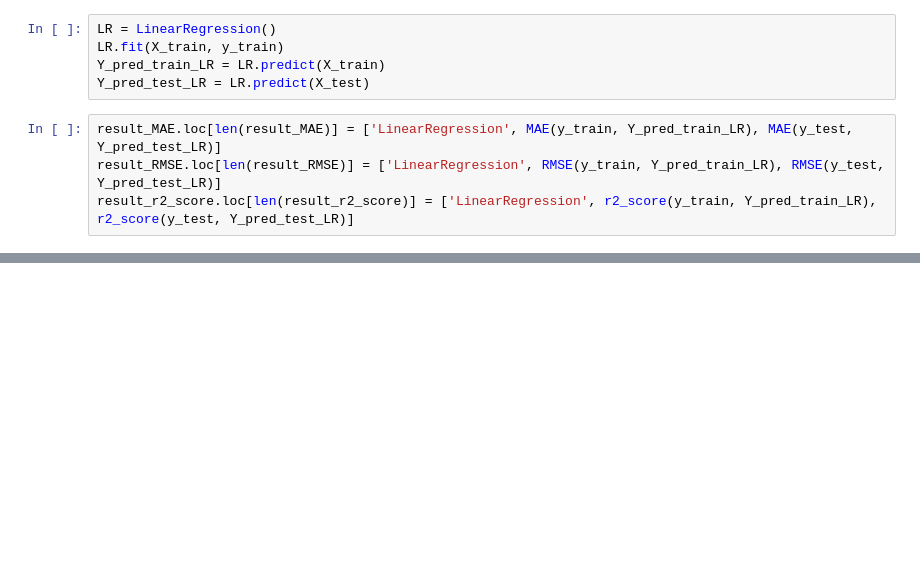
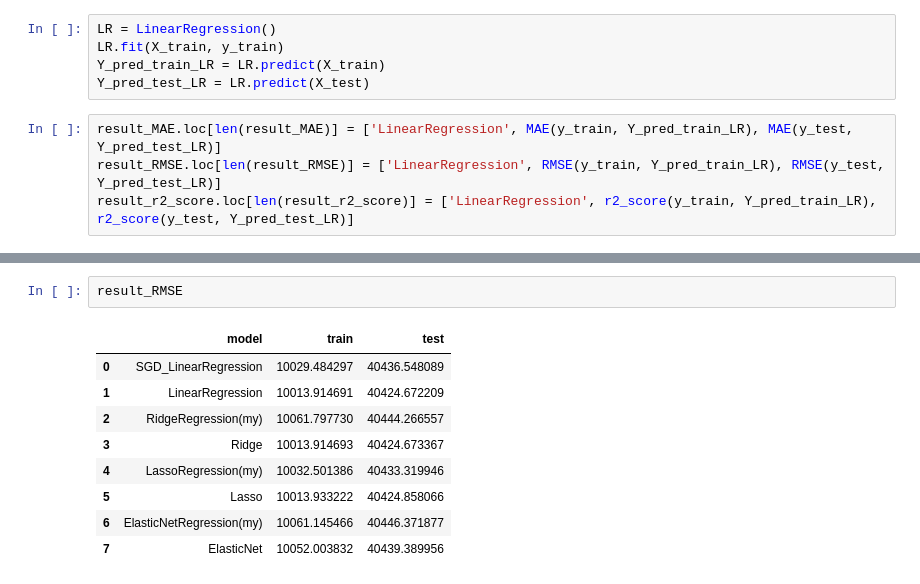
Before and after one commit to adellabr/LinearRegression, a Jupyter notebook: ML2.ipynb, the cells around one changed output, grey strips where cells are left out. Saved outputs shown, nothing was run; the diff lists cells and outputs as text; blank space fills up the shorter version.

```diff
--- a/ML2.ipynb
+++ b/ML2.ipynb
@@ -258,0 +502,12 @@ result_r2_score
+# %%
+result_RMSE
+# %% [output]
+|  | model | train | test |
+| 0 | SGD_LinearRegression | 10029.484297 | 40436.548089 |
+| 1 | LinearRegression | 10013.914691 | 40424.672209 |
+| 2 | RidgeRegression(my) | 10061.797730 | 40444.266557 |
+| 3 | Ridge | 10013.914693 | 40424.673367 |
+| 4 | LassoRegression(my) | 10032.501386 | 40433.319946 |
+| 5 | Lasso | 10013.933222 | 40424.858066 |
+| 6 | ElasticNetRegression(my) | 10061.145466 | 40446.371877 |
+| 7 | ElasticNet | 10052.003832 | 40439.389956 |
```
Also changed, not shown: parts of 49 cells of this notebook.
